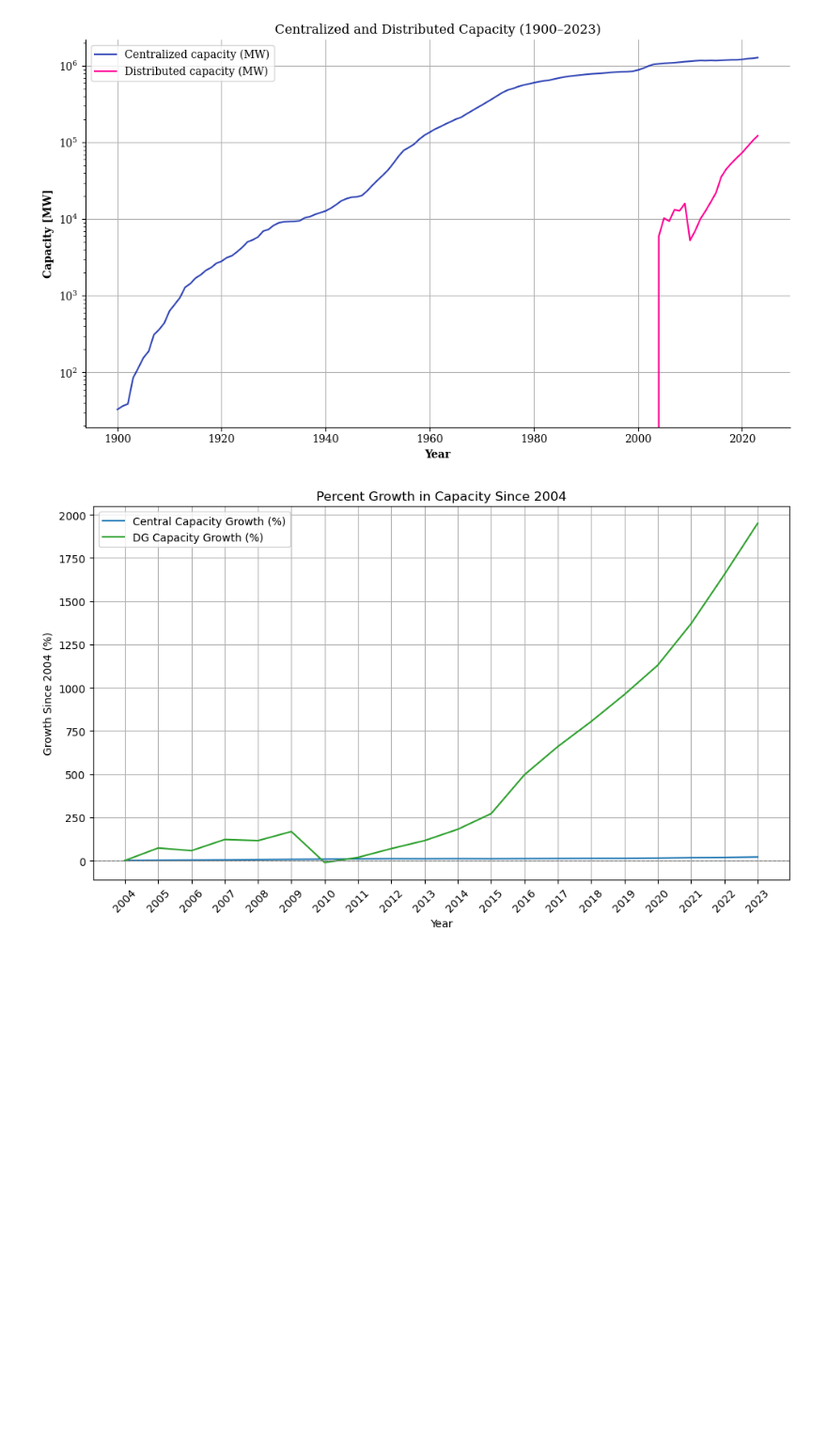
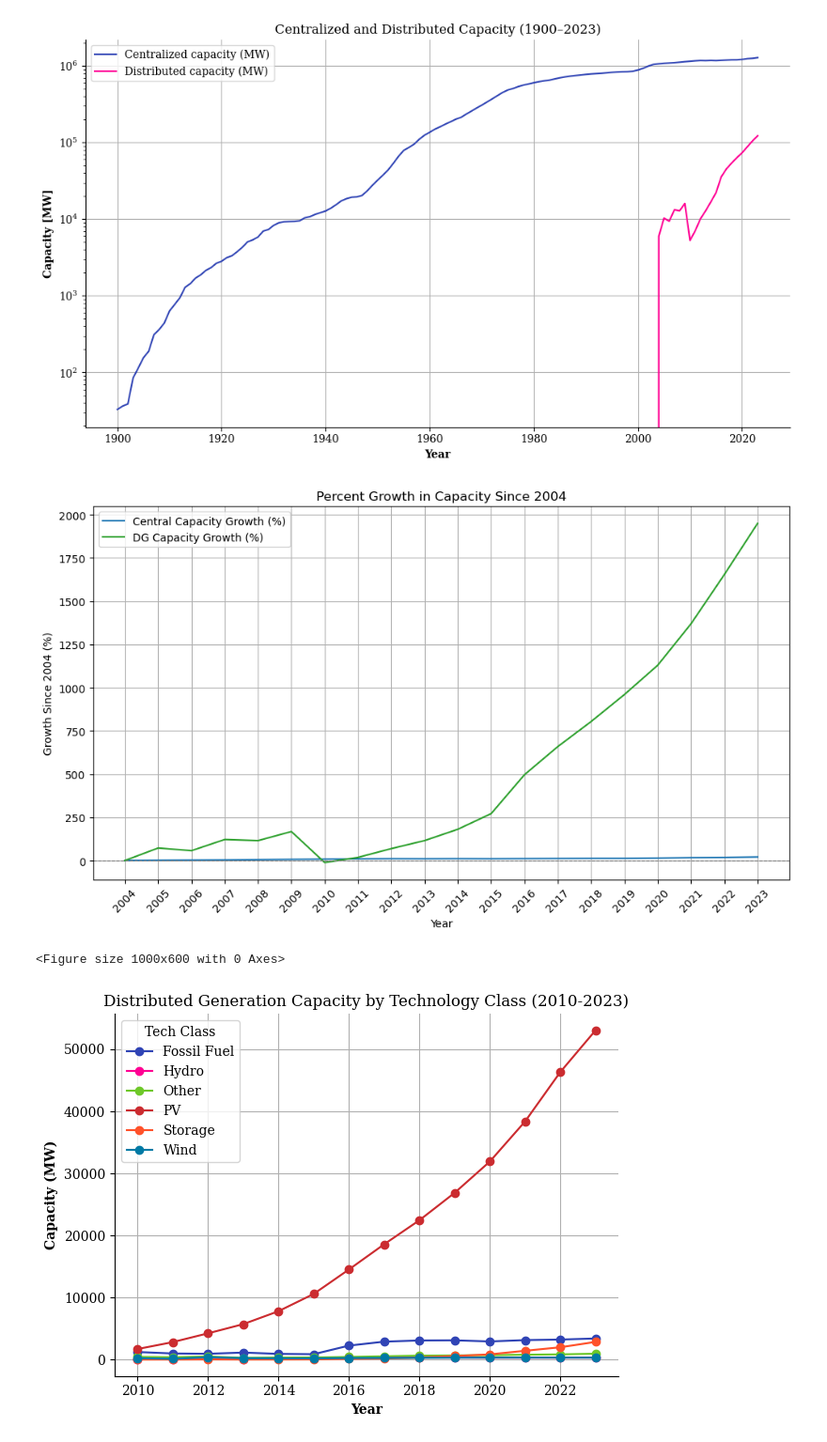
Before and after one commit to ucsusa/eia-dg-plots, a Jupyter notebook: eia-dg-plots.ipynb, the cells around one changed output. Shown: that part at 94% size. Saved outputs shown, nothing was run; the diff lists cells and outputs as text; code cells hidden in the pictures; blank space fills up the shorter version.

Commit message:
Adds a plot of dg by tech type

```diff
--- a/eia-dg-plots.ipynb
+++ b/eia-dg-plots.ipynb
@@ -16,8 +16,12 @@ def annual_totals(df, date_field = 'report_date'):
     # Delete empty rows
     df = df.loc[df['capacity_mw'] != 0]
 
-    # Group by 'report_year' and calculate total capacity
-    result = df.groupby('year')['capacity_mw'].sum().reset_index()
+    # Group by 'report_year' and 'tech_class' (if available) and calculate total
+    # capacity
+    if 'tech_class' in df.columns:
+      result = df.groupby(['year', 'tech_class'])['capacity_mw'].sum().reset_index()
+    else:
+      result = df.groupby('year')['capacity_mw'].sum().reset_index()
 
     return result
 # %%
@@ -55,11 +59,14 @@ nnm = annual_totals(nnm_raw)
 
 df_distributed = pd.concat([dg, nm, nnm])
 
-# Group by 'year' and sum the 'capacity' values. This df now has annual online capacity
-df_distributed = df_distributed.groupby('year', as_index=False)['capacity_mw'].sum()
-
 # Rename capacity
 df_distributed = df_distributed.rename(columns={'capacity_mw': 'dg_capacity_mw'})
+
+# Group by 'year' and 'tech_class' and sum the 'capacity' values. This df now has annual online capacity by tech
+df_distributed_tech = df_distributed.groupby(['year', 'tech_class'])['dg_capacity_mw'].sum().reset_index()
+
+# Group by 'year' and sum the 'capacity' values. This df now has annual online capacity
+df_distributed = df_distributed.groupby('year', as_index=False)['dg_capacity_mw'].sum()
 # %%
 ## Download the centralized generation data
 central_raw_url = (f"https://data.catalyst.coop/pudl/"
@@ -162,3 +170,42 @@ plt.tight_layout()
 plt.show()
 # %% [output]
 [figure]
+# %%
+
+df_plot = df_distributed_tech[df_distributed_tech['year'] >= 2010].copy()
+
+# Combine tech classes and clean up the names for plotting
+rename_map = {
+    'all_storage': 'Storage',
+    'chp_cogen': 'Fossil Fuel',
+    'combustion_turbine': 'Fossil Fuel',
+    'fuel_cell': 'Fossil Fuel',
+    'hydro': 'Hydro',
+    'internal_combustion': 'Fossil Fuel',
+    'pv': 'PV',
+    'steam': 'Fossil Fuel',
+    'wind': 'Wind',
+    'storage_nonpv': 'Storage',
+    'storage_pv': 'Storage',
+    'virtual_pv': 'PV',
+    'other' : 'Other'
+}
+df_plot['tech_class'] = df_plot['tech_class'].replace(rename_map)
+df_plot = df_plot.dropna(subset=['tech_class', 'dg_capacity_mw'])
+df_plot = df_plot.pivot_table(index='year', columns='tech_class', values='dg_capacity_mw', aggfunc='sum')
+df_plot = df_plot.drop(columns=['total'], errors='ignore')
+
+# Plot
+with plt.style.context('ucs_light'):
+    plt.figure(figsize=(10, 6))
+    df_plot.plot(marker='o')
+    plt.ylabel('Capacity (MW)')
+    plt.xlabel('Year')
+    plt.title('Distributed Generation Capacity by Technology Class (2010-2023)')
+    plt.legend(title='Tech Class')
+    plt.grid(True)
+    plt.tight_layout()
+    plt.show()
+# %% [output]
+<Figure size 1000x600 with 0 Axes>
+[figure, added]
```
Also changed, not shown: parts of 1 cell of this notebook, 4 other files.
